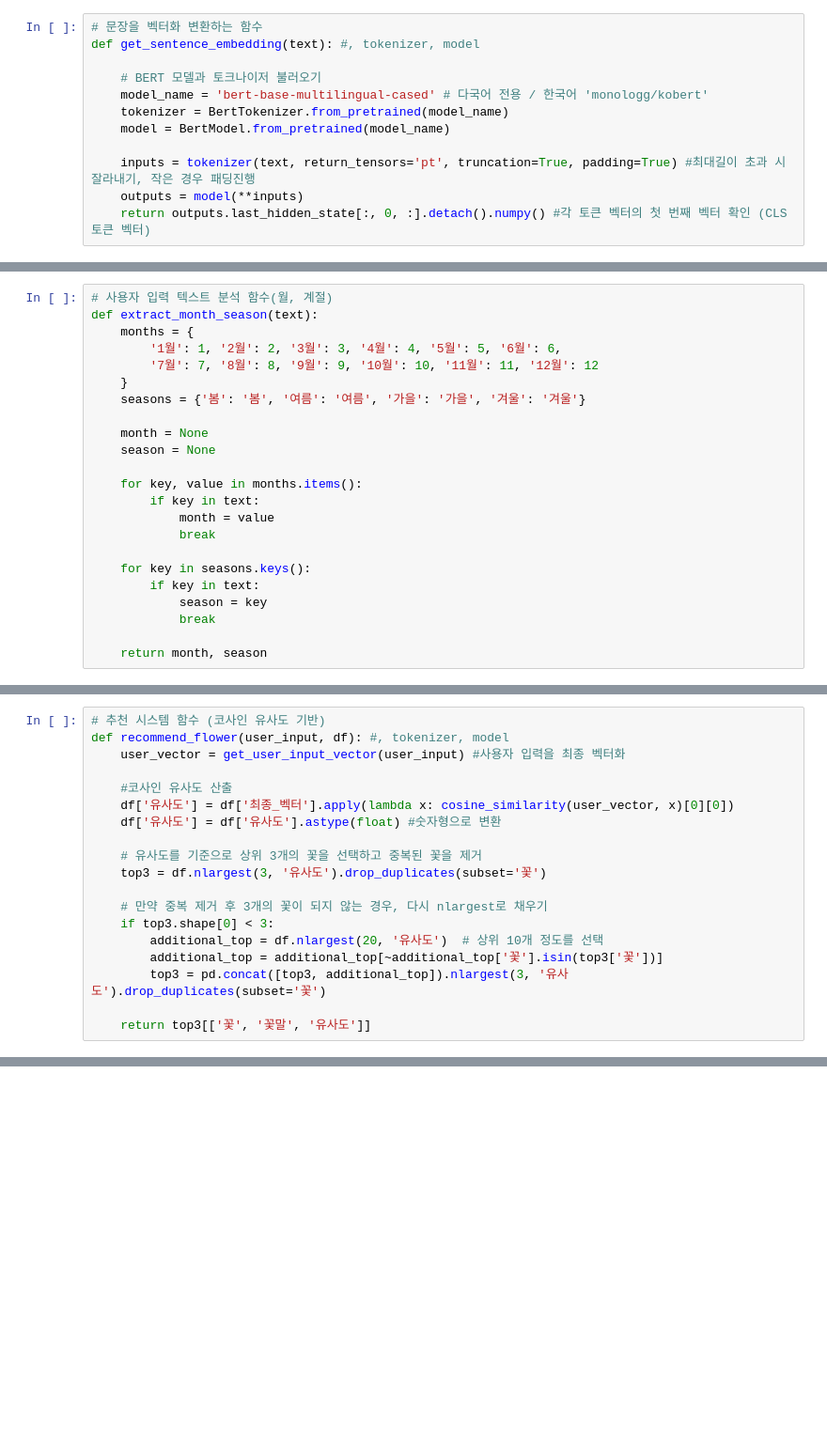
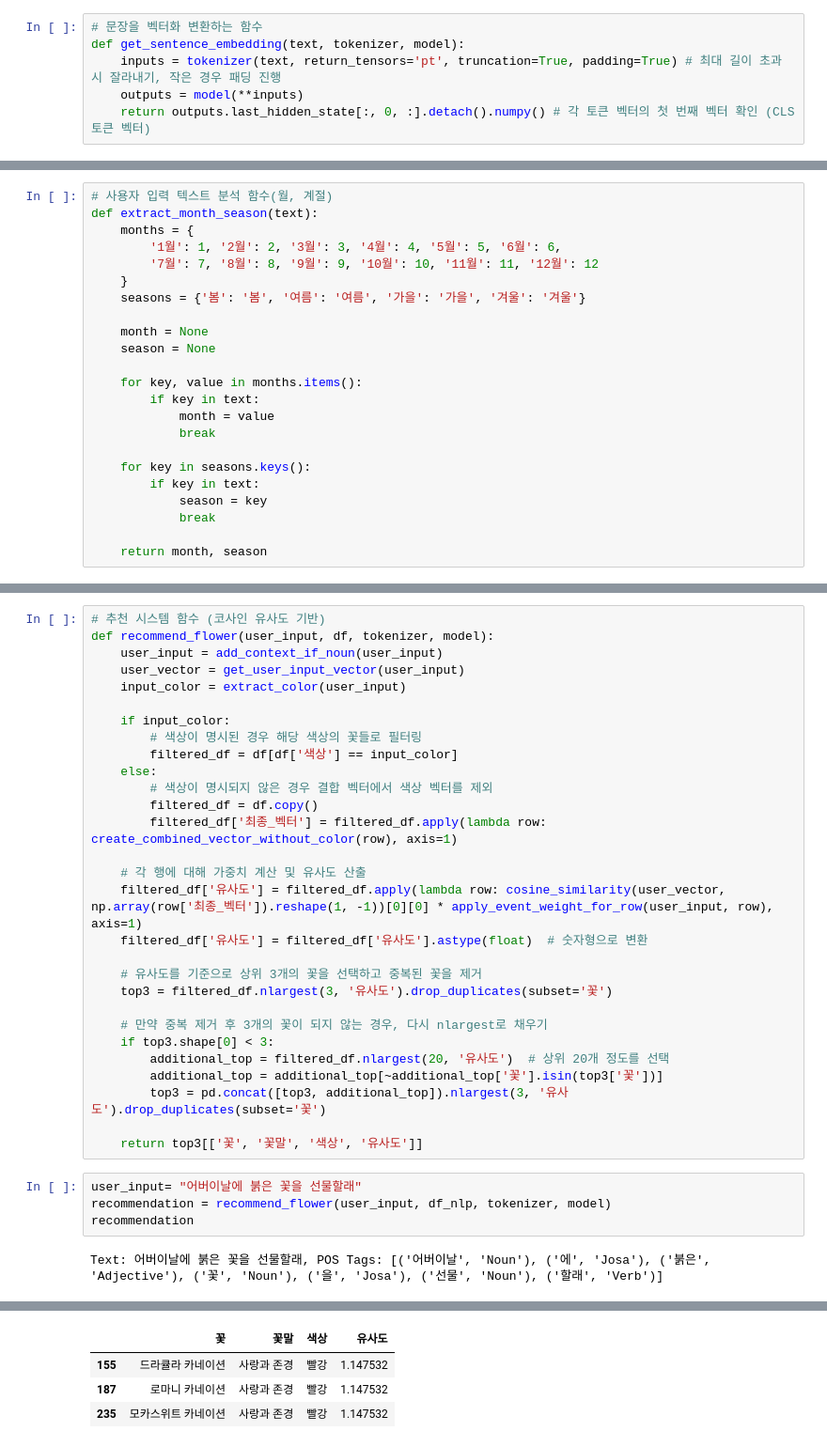
Before and after one commit to Fiurinee-Tave/Model, a Jupyter notebook: model/꽃_추천시스템_모델.ipynb, the cells around one changed output, grey strips where cells are left out. Shown at 94% size. Saved outputs shown, nothing was run; the diff lists cells and outputs as text; blank space fills up the shorter version.

```diff
--- a/model/꽃_추천시스템_모델.ipynb
+++ b/model/꽃_추천시스템_모델.ipynb
@@ -34,13 +56,7 @@ def remove_special_characters(text):
     return clean_text
 # %%
 # 문장을 벡터화 변환하는 함수
-def get_sentence_embedding(text): #, tokenizer, model
-
-    # BERT 모델과 토크나이저 불러오기
-    model_name = 'bert-base-multilingual-cased' # 다국어 전용 / 한국어 'monologg/kobert'
-    tokenizer = BertTokenizer.from_pretrained(model_name)
-    model = BertModel.from_pretrained(model_name)
-
-    inputs = tokenizer(text, return_tensors='pt', truncation=True, padding=True) #최대길이 초과 시 잘라내기, 작은 경우 패딩진행
+def get_sentence_embedding(text, tokenizer, model):
+    inputs = tokenizer(text, return_tensors='pt', truncation=True, padding=True) # 최대 길이 초과 시 잘라내기, 작은 경우 패딩 진행
     outputs = model(**inputs)
-    return outputs.last_hidden_state[:, 0, :].detach().numpy() #각 토큰 벡터의 첫 번째 벡터 확인 (CLS 토큰 벡터)
+    return outputs.last_hidden_state[:, 0, :].detach().numpy() # 각 토큰 벡터의 첫 번째 벡터 확인 (CLS 토큰 벡터)
@@ -95,19 +227,35 @@ def get_user_input_vector(user_input):
 # %%
 # 추천 시스템 함수 (코사인 유사도 기반)
-def recommend_flower(user_input, df): #, tokenizer, model
-    user_vector = get_user_input_vector(user_input) #사용자 입력을 최종 벡터화
+def recommend_flower(user_input, df, tokenizer, model):
+    user_input = add_context_if_noun(user_input)
+    user_vector = get_user_input_vector(user_input)
+    input_color = extract_color(user_input)
 
-    #코사인 유사도 산출
-    df['유사도'] = df['최종_벡터'].apply(lambda x: cosine_similarity(user_vector, x)[0][0])
-    df['유사도'] = df['유사도'].astype(float) #숫자형으로 변환
+    if input_color:
+        # 색상이 명시된 경우 해당 색상의 꽃들로 필터링
+        filtered_df = df[df['색상'] == input_color]
+    else:
+        # 색상이 명시되지 않은 경우 결합 벡터에서 색상 벡터를 제외
+        filtered_df = df.copy()
+        filtered_df['최종_벡터'] = filtered_df.apply(lambda row: create_combined_vector_without_color(row), axis=1)
+
+    # 각 행에 대해 가중치 계산 및 유사도 산출
+    filtered_df['유사도'] = filtered_df.apply(lambda row: cosine_similarity(user_vector, np.array(row['최종_벡터']).reshape(1, -1))[0][0] * apply_event_weight_for_row(user_input, row), axis=1)
+    filtered_df['유사도'] = filtered_df['유사도'].astype(float)  # 숫자형으로 변환
 
     # 유사도를 기준으로 상위 3개의 꽃을 선택하고 중복된 꽃을 제거
-    top3 = df.nlargest(3, '유사도').drop_duplicates(subset='꽃')
+    top3 = filtered_df.nlargest(3, '유사도').drop_duplicates(subset='꽃')
 
     # 만약 중복 제거 후 3개의 꽃이 되지 않는 경우, 다시 nlargest로 채우기
     if top3.shape[0] < 3:
-        additional_top = df.nlargest(20, '유사도')  # 상위 10개 정도를 선택
+        additional_top = filtered_df.nlargest(20, '유사도')  # 상위 20개 정도를 선택
         additional_top = additional_top[~additional_top['꽃'].isin(top3['꽃'])]
         top3 = pd.concat([top3, additional_top]).nlargest(3, '유사도').drop_duplicates(subset='꽃')
 
-    return top3[['꽃', '꽃말', '유사도']]
+    return top3[['꽃', '꽃말', '색상', '유사도']]
+# %%
+user_input= "어버이날에 붉은 꽃을 선물할래"
+recommendation = recommend_flower(user_input, df_nlp, tokenizer, model)
+recommendation
+# %% [output]
+Text: 어버이날에 붉은 꽃을 선물할래, POS Tags: [('어버이날', 'Noun'), ('에', 'Josa'), ('붉은', 'Adjective'), ('꽃', 'Noun'), ('을', 'Josa'), ('선물', 'Noun'), ('할래', 'Verb')]
@@ -113,0 +277,4 @@ def recommend_flower(user_input, df): #, tokenizer, model
+|  | 꽃 | 꽃말 | 색상 | 유사도 |
+| 155 | 드라큘라 카네이션 | 사랑과 존경 | 빨강 | 1.147532 |
+| 187 | 로마니 카네이션 | 사랑과 존경 | 빨강 | 1.147532 |
+| 235 | 모카스위트 카네이션 | 사랑과 존경 | 빨강 | 1.147532 |
```
Also changed, not shown: parts of 10 cells of this notebook, 3 other files.
